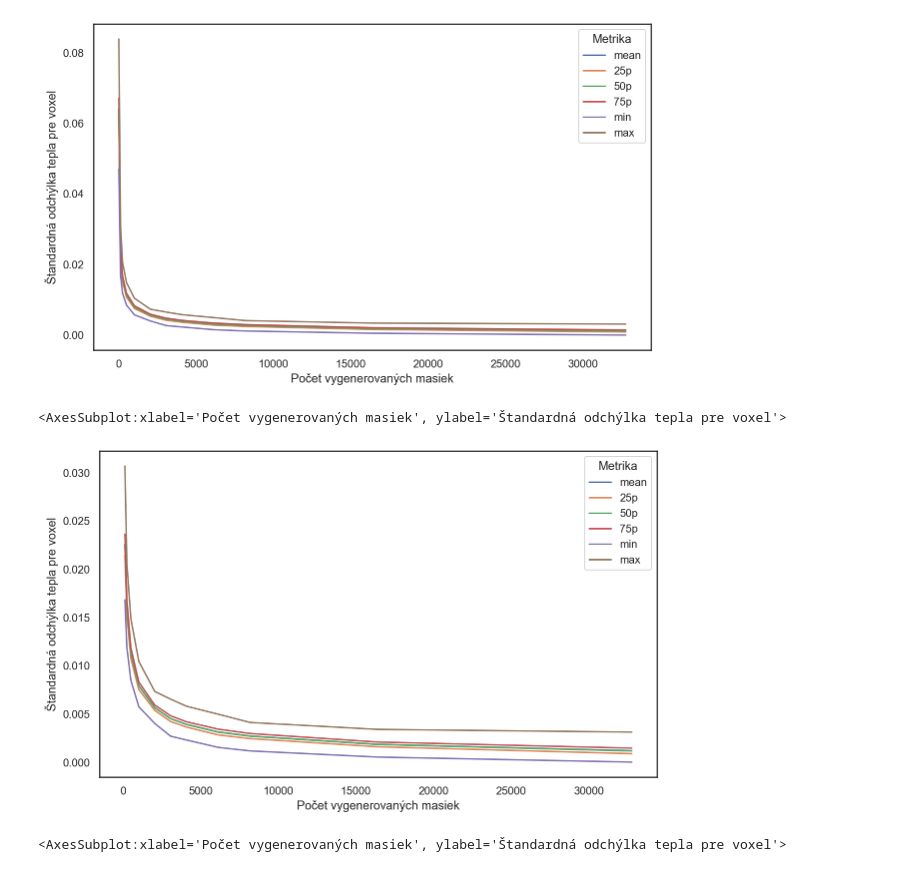
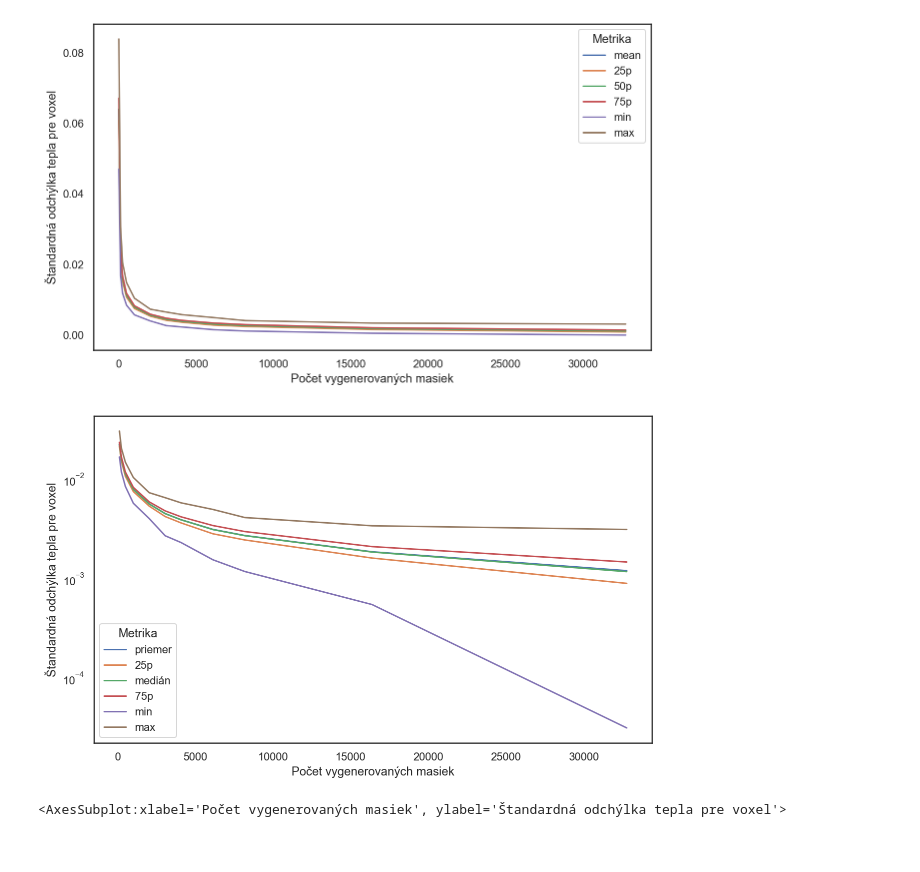
Before and after one commit to timzatko/dp, a Jupyter notebook: conda_notebooks/risei/experiments/stability/heatmap_stability_v1_analysis.ipynb, the cells around one changed output. Cells and saved outputs as stored; diff of their text form; code cells hidden in the pictures.

```diff
--- a/conda_notebooks/risei/experiments/stability/heatmap_stability_v1_analysis.ipynb
+++ b/conda_notebooks/risei/experiments/stability/heatmap_stability_v1_analysis.ipynb
@@ -327,17 +327,25 @@ sns.lineplot(data=sk_df, x=masks_count_name, y=std_voxel_name, hue=metric_name,
 <AxesSubplot:xlabel='Počet vygenerovaných masiek', ylabel='Štandardná odchýlka tepla pre voxel'>
 [figure]
 # %%
+def rnm(x):
+    if x == 'mean':
+        return 'priemer'
+    if x == '50p':
+        return 'medián'
+    return x
+
 masks_count_name = "Počet vygenerovaných masiek"
 std_voxel_name = "Štandardná odchýlka tepla pre voxel"
 metric_name = "Metrika"
 sk_df = p_df.rename(columns={"masks_count": masks_count_name, "std_voxel": std_voxel_name, "metric": metric_name})
 sk_df[metric_name] = sk_df[metric_name].map(lambda x: x.replace('std_', ''))
+sk_df[metric_name] = sk_df[metric_name].map(rnm)
 sk_df = sk_df[sk_df[masks_count_name] >= 128]
-
-sns.lineplot(data=sk_df, x=masks_count_name, y=std_voxel_name, hue=metric_name, markers=True)
+ch
+ax = sns.lineplot(data=sk_df, x=masks_count_name, y=std_voxel_name, hue=metric_name, markers=True)
+ax.set_yscale('log')
 # %% [output]
-<AxesSubplot:xlabel='Počet vygenerovaných masiek', ylabel='Štandardná odchýlka tepla pre voxel'>
-[figure, old version]
+[figure, new version]
 # %%
 masks_count_name = "Počet vygenerovaných masiek"
 std_voxel_name = "Štandardná odchýlka tepla pre voxel"
```
Also changed, not shown: parts of 3 cells of this notebook, 20 other files.
